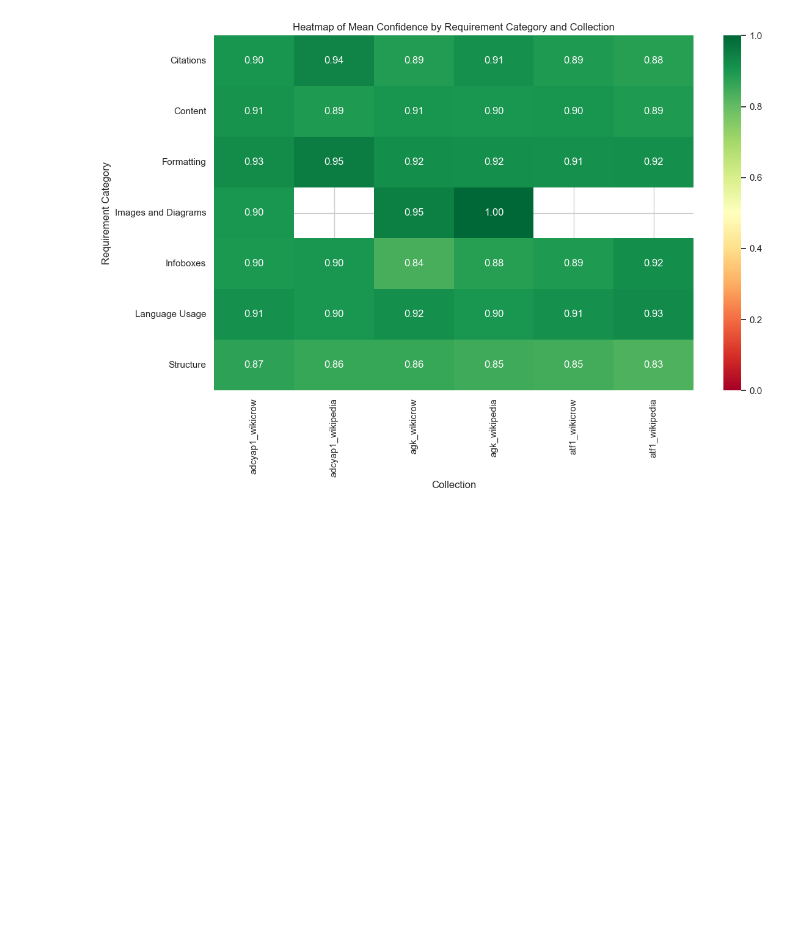
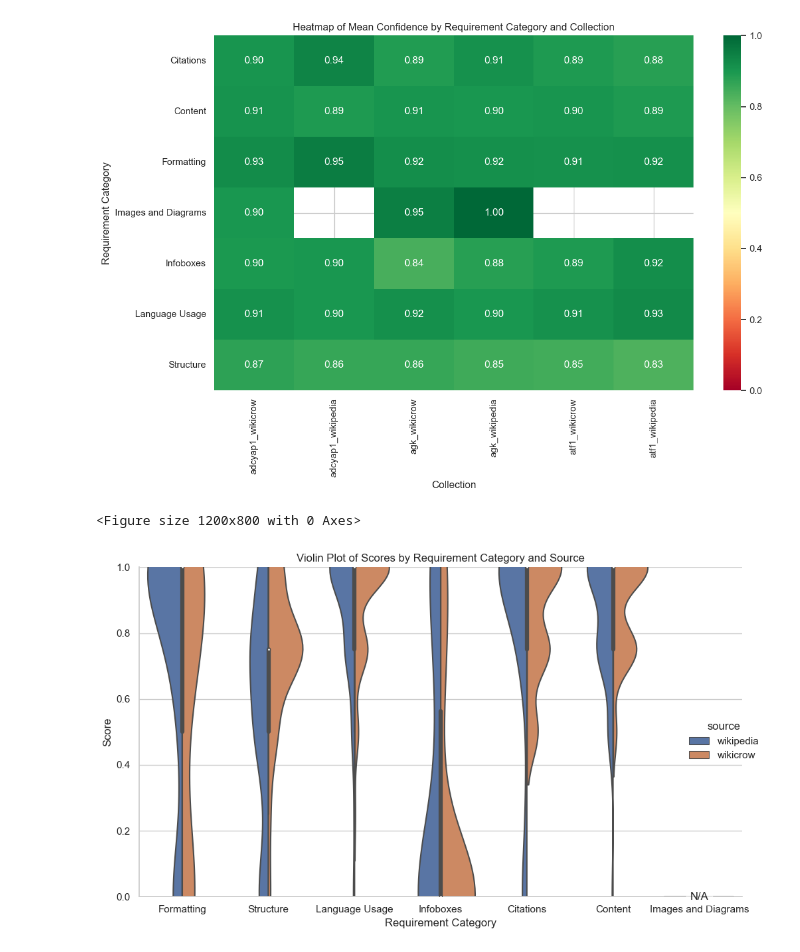
Before and after one commit to mzargham/autoreview-analysis, a Jupyter notebook: analysis.ipynb, the cells around one changed output. Cells and saved outputs as stored; diff of their text form; code cells hidden in the pictures; blank space fills up the shorter version.

```diff
--- a/analysis.ipynb
+++ b/analysis.ipynb
@@ -263,3 +281,23 @@ plt.tight_layout()
 plt.show()
 # %% [output]
 [figure]
+# %%
+#let do a grid of violin plots to get a better understanding of the distribution of scores and confidence
+plt.figure(figsize=(12, 8))
+
+# Create a grid of violin plots
+g = sns.catplot(data=df_reset, x='category', y='score', hue='source', kind='violin', split=True, height=6, aspect=1.5)
+
+plt.title('Violin Plot of Scores by Requirement Category and Source')
+plt.xlabel('Requirement Category')
+plt.ylabel('Score')
+plt.ylim(0, 1)  # Set y-axis limits to [0, 1]
+
+# use a textbox to say "N/A" above the Images and Diagrams category
+plt.text(6, 0, 'N/A', fontsize=12, ha='center', va='center', bbox=dict(facecolor='white', alpha=0.5))
+
+plt.tight_layout()
+plt.show()
+# %% [output]
+<Figure size 1200x800 with 0 Axes>
+[figure, added]
```
Also changed, not shown: parts of 4 cells of this notebook.
